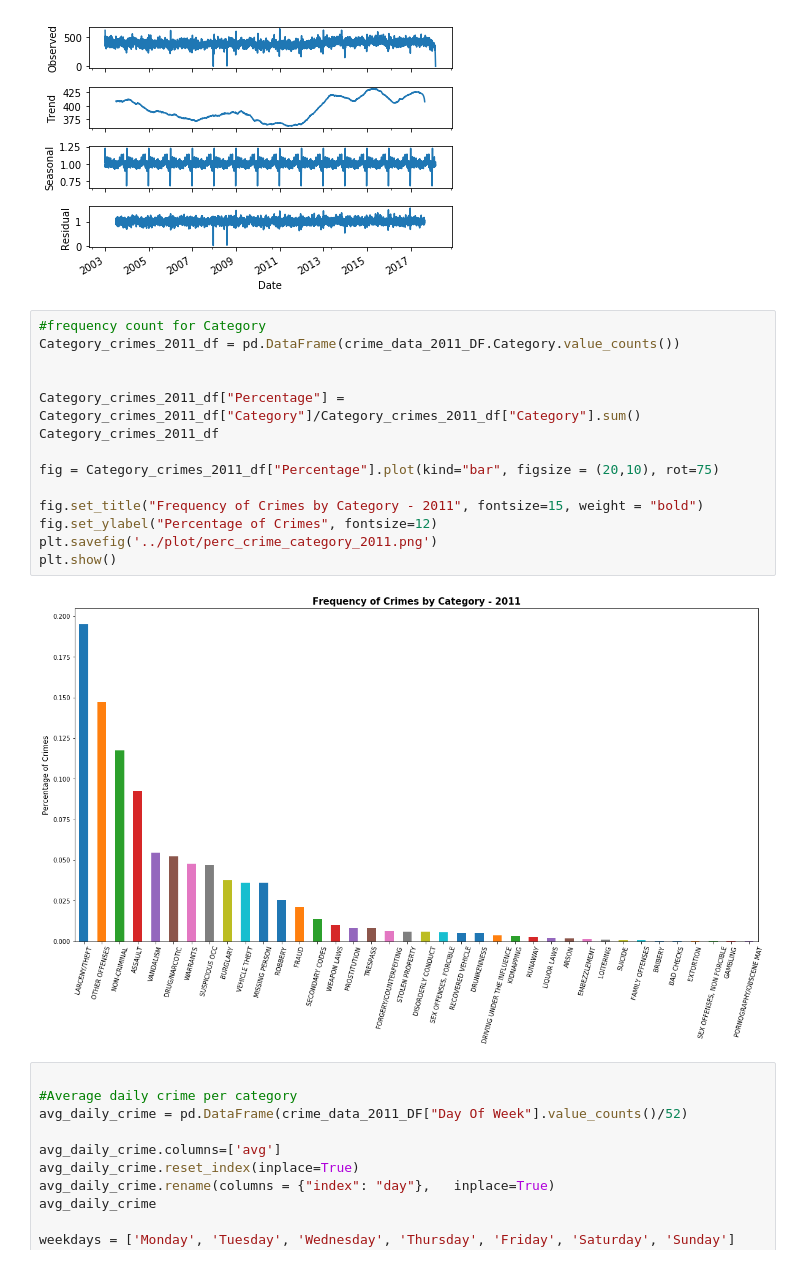
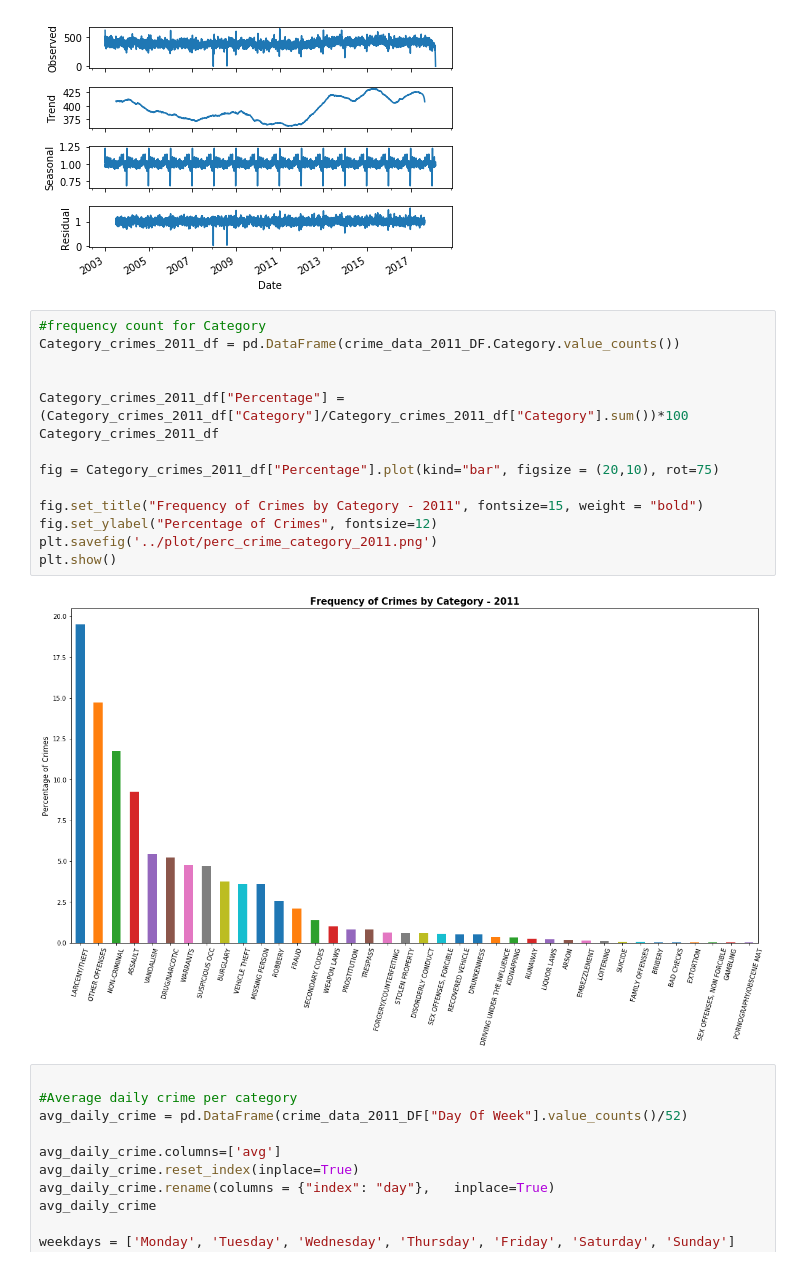
Before and after one commit to mitrapiya25/SF-Crime-Analysis, a Jupyter notebook: Code/Crime_SF_Main.ipynb, the cells around one changed output. Saved outputs shown, nothing was run; the diff lists cells and outputs as text.

```diff
--- a/Code/Crime_SF_Main.ipynb
+++ b/Code/Crime_SF_Main.ipynb
@@ -643,19 +643,19 @@ plt.show()
 # %%
 #frequency count for Category
 Category_crimes_2011_df = pd.DataFrame(crime_data_2011_DF.Category.value_counts())
 
 
-Category_crimes_2011_df["Percentage"] = Category_crimes_2011_df["Category"]/Category_crimes_2011_df["Category"].sum()
+Category_crimes_2011_df["Percentage"] = (Category_crimes_2011_df["Category"]/Category_crimes_2011_df["Category"].sum())*100
 Category_crimes_2011_df
 
 fig = Category_crimes_2011_df["Percentage"].plot(kind="bar", figsize = (20,10), rot=75)
 
 fig.set_title("Frequency of Crimes by Category - 2011", fontsize=15, weight = "bold")
 fig.set_ylabel("Percentage of Crimes", fontsize=12)
 plt.savefig('../plot/perc_crime_category_2011.png')
 plt.show()
 # %% [output]
-[figure, old version]
+[figure, new version]
 # %%
 
 #Average daily crime per category
```
Also changed, not shown: parts of 2 cells of this notebook, 2 other files.
